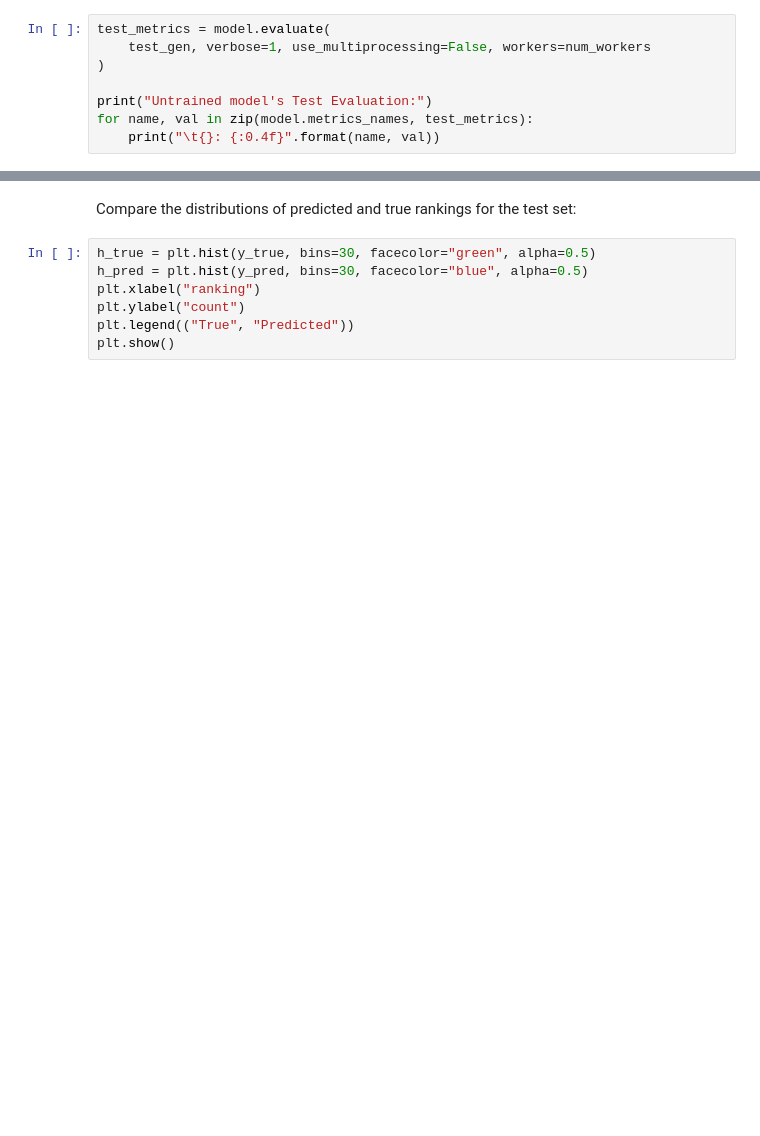
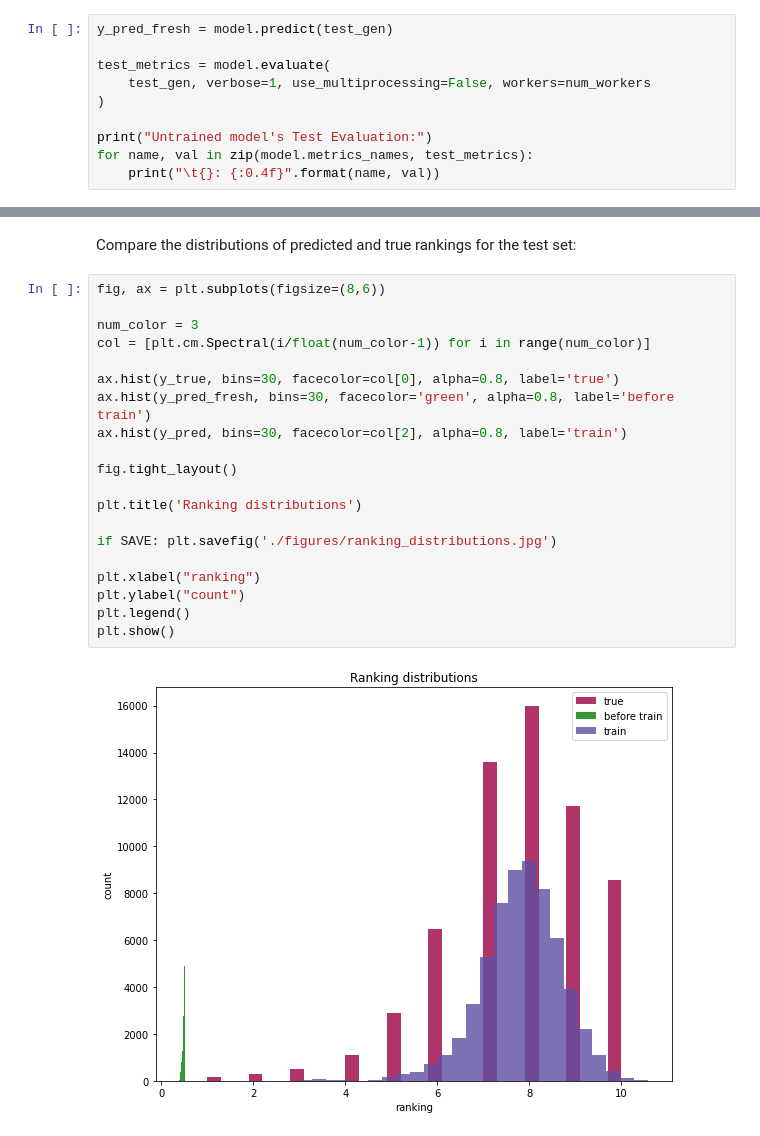
Before and after one commit to chguizz/graph_based_recommendation_system, a Jupyter notebook: GNN.ipynb, the cells around one changed output, grey strips where cells are left out. Saved outputs shown, nothing was run; the diff lists cells and outputs as text; blank space fills up the shorter version.

```diff
--- a/GNN.ipynb
+++ b/GNN.ipynb
@@ -376,6 +373,8 @@ num_workers = 4
 # %% [markdown]
 Evaluate the fresh (untrained) model on the test set (for reference):
 # %%
+y_pred_fresh = model.predict(test_gen)
+
 test_metrics = model.evaluate(
     test_gen, verbose=1, use_multiprocessing=False, workers=num_workers
 )
@@ -470,9 +469,24 @@ Model Test set metrics:
 # %% [markdown]
 Compare the distributions of predicted and true rankings for the test set:
-# %%
-h_true = plt.hist(y_true, bins=30, facecolor="green", alpha=0.5)
-h_pred = plt.hist(y_pred, bins=30, facecolor="blue", alpha=0.5)
-plt.xlabel("ranking")
-plt.ylabel("count")
-plt.legend(("True", "Predicted"))
-plt.show()
+# %%
+fig, ax = plt.subplots(figsize=(8,6))
+
+num_color = 3
+col = [plt.cm.Spectral(i/float(num_color-1)) for i in range(num_color)]
+
+ax.hist(y_true, bins=30, facecolor=col[0], alpha=0.8, label='true')
+ax.hist(y_pred_fresh, bins=30, facecolor='green', alpha=0.8, label='before train')
+ax.hist(y_pred, bins=30, facecolor=col[2], alpha=0.8, label='train')
+
+fig.tight_layout()
+
+plt.title('Ranking distributions')
+
+if SAVE: plt.savefig('./figures/ranking_distributions.jpg')
+
+plt.xlabel("ranking")
+plt.ylabel("count")
+plt.legend()
+plt.show()
+# %% [output]
+[figure, added]
```
Also changed, not shown: parts of 16 cells of this notebook, 1 other file.
